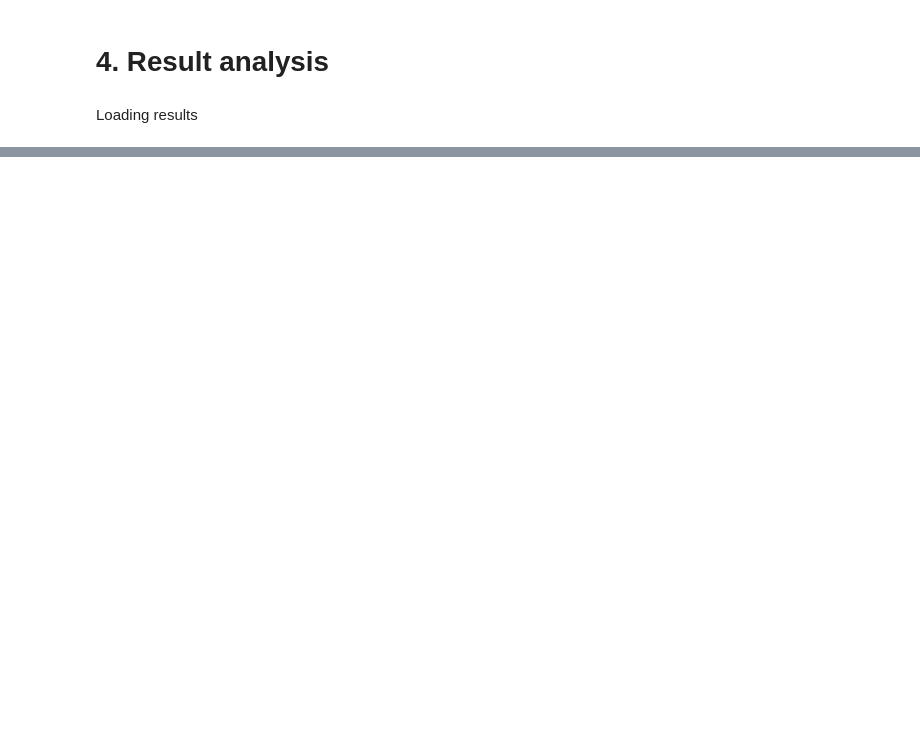
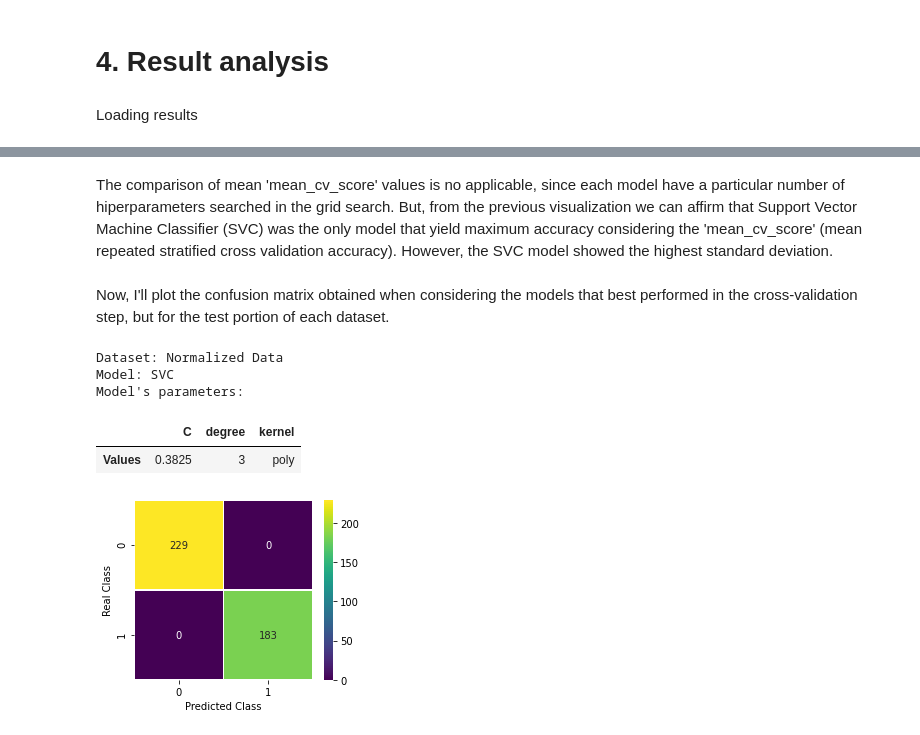
Before and after one commit to DominguesPH/ES, a Jupyter notebook: uci_banknote_authentication_classification.ipynb, the cells around one changed output, grey strips where cells are left out. Saved outputs shown, nothing was run; the diff lists cells and outputs as text; code cells hidden in the pictures; blank space fills up the shorter version.

```diff
--- a/uci_banknote_authentication_classification.ipynb
+++ b/uci_banknote_authentication_classification.ipynb
@@ -598,0 +424,16 @@ loaded_results.analyse()
+# %% [markdown]
+The comparison of mean 'mean_cv_score' values is no applicable, since each model have a particular number of hiperparameters searched in the grid search. But, from the previous visualization we can affirm that Support Vector Machine Classifier (SVC) was the only model that yield maximum accuracy considering the 'mean_cv_score' (mean repeated stratified cross validation accuracy). However, the SVC model showed the highest standard deviation.
+# %%
+loaded_predictions = MyPredictions(results_path, prediction_filename)
+loaded_predictions.load()
+# %% [markdown]
+Now, I'll plot the confusion matrix obtained when considering the models that best performed in the cross-validation step, but for the test portion of each dataset.
+# %%
+loaded_predictions.confusion_matrix_for_id(14)
+# %% [output]
+Dataset: Normalized Data
+Model: SVC
+Model's parameters:
+|  | C | degree | kernel |
+| Values | 0.3825 | 3 | poly |
+[figure, added]
```
Also changed, not shown: parts of 24 cells of this notebook, 3 other files.
